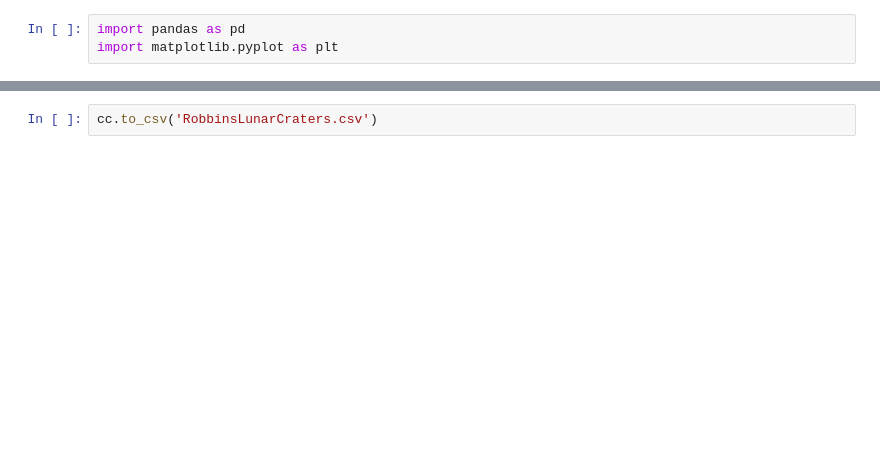
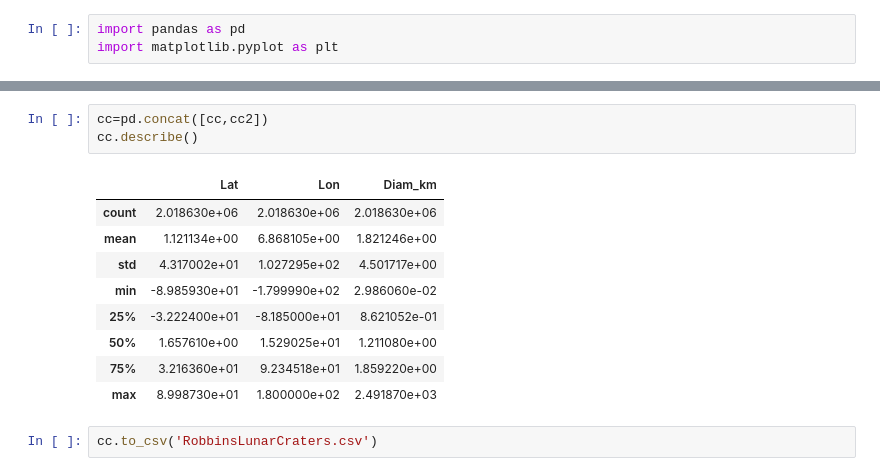
Before and after one commit to yuvalgrossman/DeepCrater, a Jupyter notebook: catalogues/import_Robbins2018_LunarCraters_Catalog.ipynb, the cells around one changed output, grey strips where cells are left out. Drawn from its saved outputs; the diff is of its cells as text; blank space fills up the shorter version.

```diff
--- a/catalogues/import_Robbins2018_LunarCraters_Catalog.ipynb
+++ b/catalogues/import_Robbins2018_LunarCraters_Catalog.ipynb
@@ -64,3 +59,16 @@ cc.describe()
+# %%
+cc=pd.concat([cc,cc2])
+cc.describe()
+# %% [output]
+|  | Lat | Lon | Diam_km |
+| count | 2.018630e+06 | 2.018630e+06 | 2.018630e+06 |
+| mean | 1.121134e+00 | 6.868105e+00 | 1.821246e+00 |
+| std | 4.317002e+01 | 1.027295e+02 | 4.501717e+00 |
+| min | -8.985930e+01 | -1.799990e+02 | 2.986060e-02 |
+| 25% | -3.222400e+01 | -8.185000e+01 | 8.621052e-01 |
+| 50% | 1.657610e+00 | 1.529025e+01 | 1.211080e+00 |
+| 75% | 3.216360e+01 | 9.234518e+01 | 1.859220e+00 |
+| max | 8.998730e+01 | 1.800000e+02 | 2.491870e+03 |
 # %%
 cc.to_csv('RobbinsLunarCraters.csv')
 # %%
```
Also changed, not shown: parts of 13 cells of this notebook, 1 other file.
